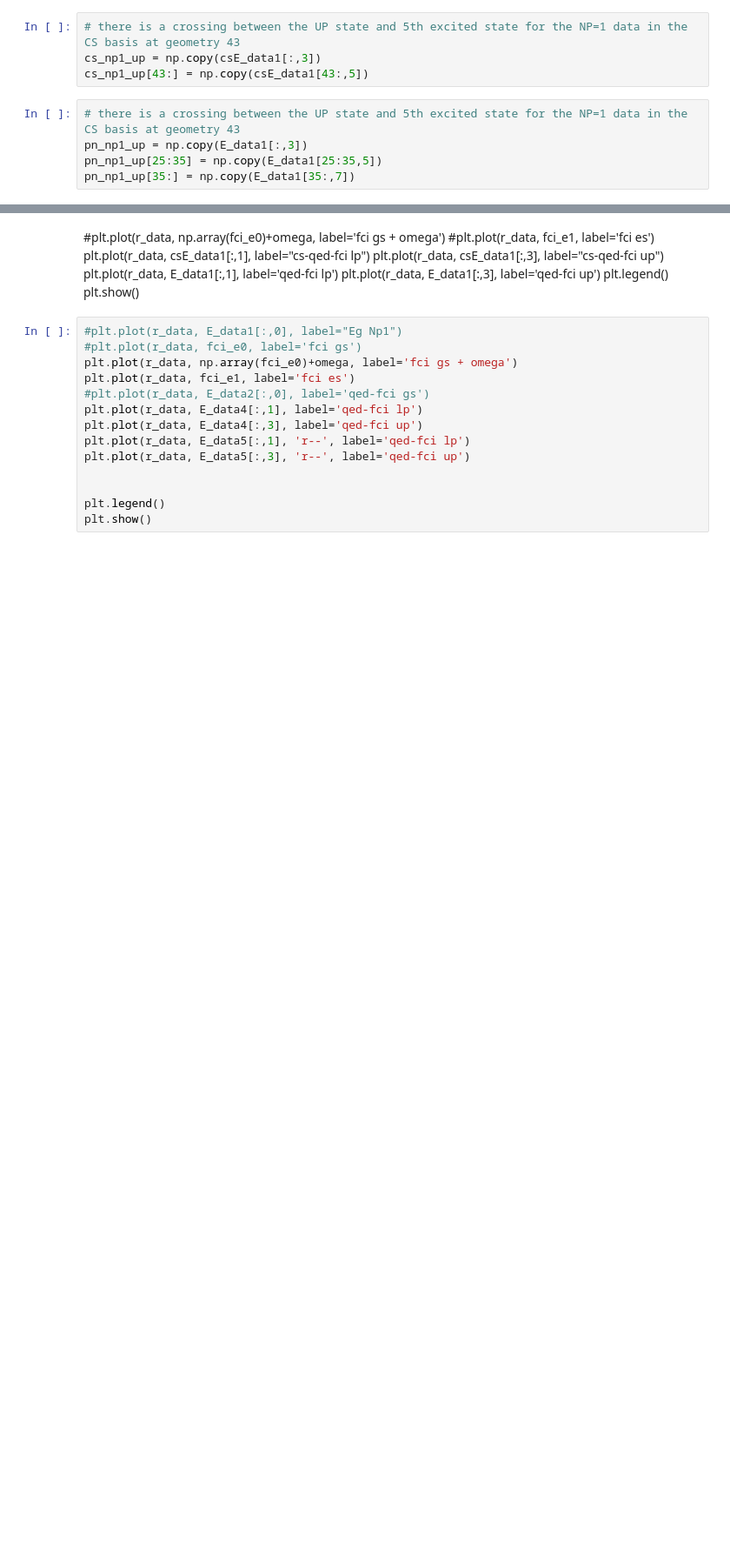
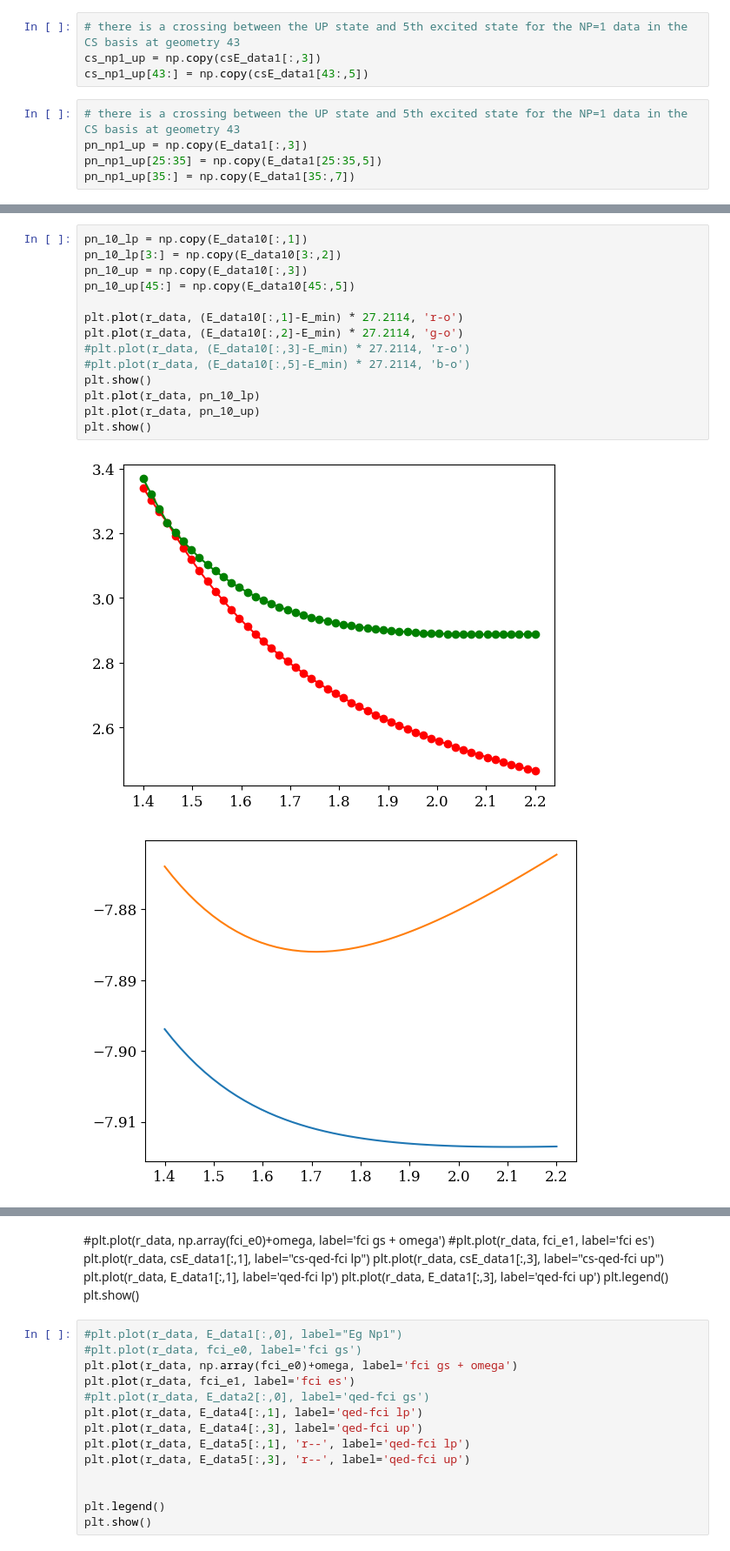
Before and after one commit to boss-bee/data_repository, a Jupyter notebook: json_scripts/LiH_json_reader.ipynb, the cells around one changed output, grey strips where cells are left out. Shown at 87% size. Saved outputs shown, nothing was run; the diff lists cells and outputs as text; blank space fills up the shorter version.

```diff
--- a/json_scripts/LiH_json_reader.ipynb
+++ b/json_scripts/LiH_json_reader.ipynb
@@ -345,0 +349,17 @@ plt.show()
+# %%
+pn_10_lp = np.copy(E_data10[:,1])
+pn_10_lp[3:] = np.copy(E_data10[3:,2])
+pn_10_up = np.copy(E_data10[:,3])
+pn_10_up[45:] = np.copy(E_data10[45:,5])
+
+plt.plot(r_data, (E_data10[:,1]-E_min) * 27.2114, 'r-o')
+plt.plot(r_data, (E_data10[:,2]-E_min) * 27.2114, 'g-o')
+#plt.plot(r_data, (E_data10[:,3]-E_min) * 27.2114, 'r-o')
+#plt.plot(r_data, (E_data10[:,5]-E_min) * 27.2114, 'b-o')
+plt.show()
+plt.plot(r_data, pn_10_lp)
+plt.plot(r_data, pn_10_up)
+plt.show()
+# %% [output]
+[figure, added]
+[figure, added]
```
Also changed, not shown: parts of 11 cells of this notebook, 6 other files.
